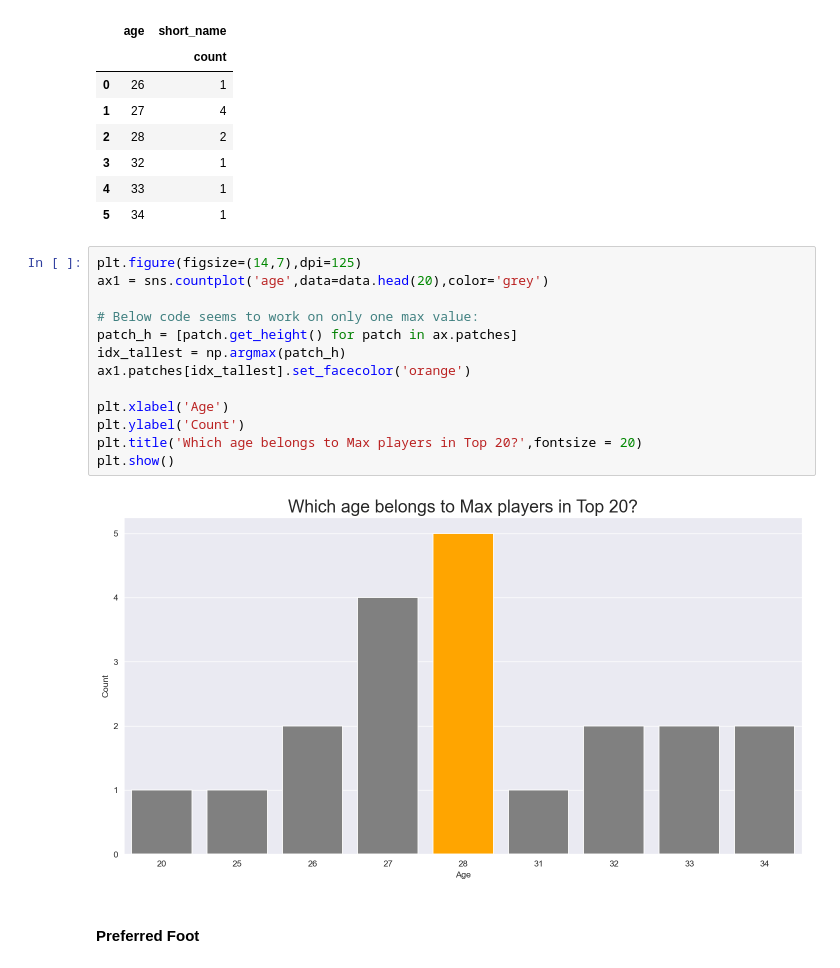
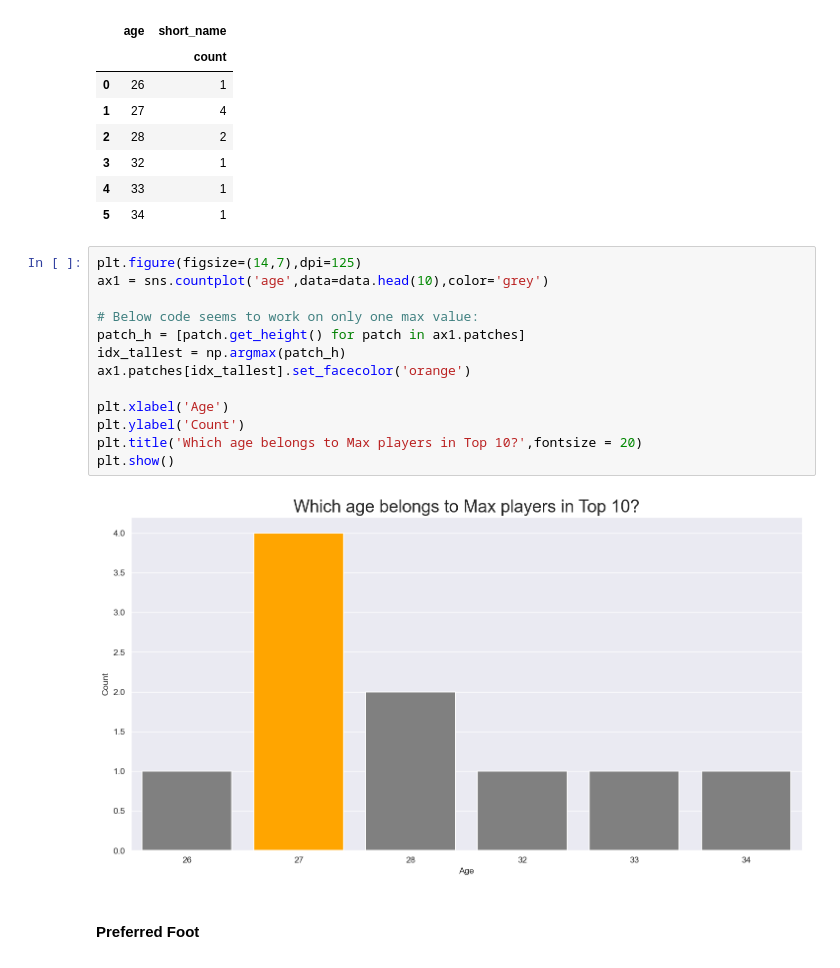
Before and after one commit to BhushanIngale/FIFA-20-Analysis, a Jupyter notebook: src/FIFA-20-Analysis.ipynb, the cells around one changed output. Cells and saved outputs as stored; diff of their text form.

```diff
--- a/src/FIFA-20-Analysis.ipynb
+++ b/src/FIFA-20-Analysis.ipynb
@@ -451,19 +456,19 @@ top_10_age.reset_index()
 | 5 | 34 | 1 |
 # %%
 plt.figure(figsize=(14,7),dpi=125)
-ax1 = sns.countplot('age',data=data.head(20),color='grey')
+ax1 = sns.countplot('age',data=data.head(10),color='grey')
 
 # Below code seems to work on only one max value:
-patch_h = [patch.get_height() for patch in ax.patches]
+patch_h = [patch.get_height() for patch in ax1.patches]
 idx_tallest = np.argmax(patch_h)
 ax1.patches[idx_tallest].set_facecolor('orange')
 
 plt.xlabel('Age')
 plt.ylabel('Count')
-plt.title('Which age belongs to Max players in Top 20?',fontsize = 20)
+plt.title('Which age belongs to Max players in Top 10?',fontsize = 20)
 plt.show()
 # %% [output]
-[figure, old version]
+[figure, new version]
 # %% [markdown]
 #### Preferred Foot
 # %%
```
Also changed, not shown: parts of 4 cells of this notebook.
